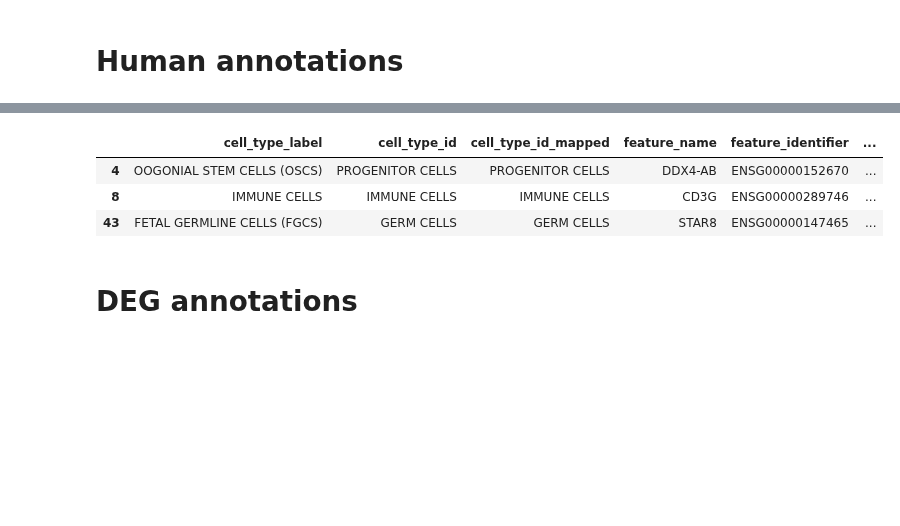
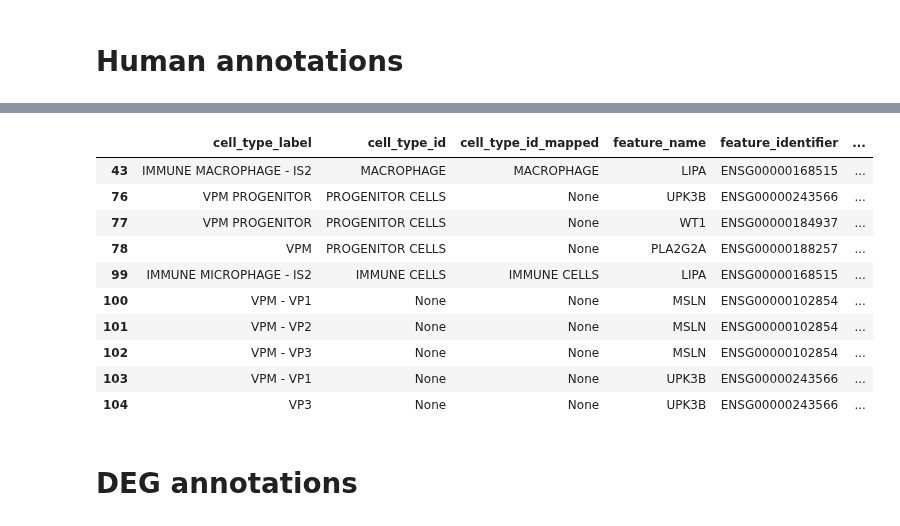
Before and after one commit to sbooeshaghi/llmarkers, a Jupyter notebook: analysis/verify/verify_derived.ipynb, the cells around one changed output, grey strips where cells are left out. Drawn from its saved outputs; the diff is of its cells as text; code cells hidden in the pictures; blank space fills up the shorter version.

```diff
--- a/analysis/verify/verify_derived.ipynb
+++ b/analysis/verify/verify_derived.ipynb
@@ -143,14 +143,21 @@ agg.reset_index()
 # %%
 # find specific datasets with missing cell type or feature name
-ds = 'ovary_Wagner2020'
+ds = 'adipose_Vijay2019'
 hmn.query(
     f"ds_name == '{ds}' & (~found_cell_type_id | ~found_feature_id)"
 )[["cell_type_label", "cell_type_id",  "cell_type_id_mapped", "feature_name", "feature_identifier",  "feature_id_mapped"]]
 # %% [output]
 |  | cell_type_label | cell_type_id | cell_type_id_mapped | feature_name | feature_identifier | ... |
-| 4 | OOGONIAL STEM CELLS (OSCS) | PROGENITOR CELLS | PROGENITOR CELLS | DDX4-AB | ENSG00000152670 | ... |
-| 8 | IMMUNE CELLS | IMMUNE CELLS | IMMUNE CELLS | CD3G | ENSG00000289746 | ... |
-| 43 | FETAL GERMLINE CELLS (FGCS) | GERM CELLS | GERM CELLS | STAR8 | ENSG00000147465 | ... |
+| 43 | IMMUNE MACROPHAGE - IS2 | MACROPHAGE | MACROPHAGE | LIPA | ENSG00000168515 | ... |
+| 76 | VPM PROGENITOR | PROGENITOR CELLS | None | UPK3B | ENSG00000243566 | ... |
+| 77 | VPM PROGENITOR | PROGENITOR CELLS | None | WT1 | ENSG00000184937 | ... |
+| 78 | VPM | PROGENITOR CELLS | None | PLA2G2A | ENSG00000188257 | ... |
+| 99 | IMMUNE MICROPHAGE - IS2 | IMMUNE CELLS | IMMUNE CELLS | LIPA | ENSG00000168515 | ... |
+| 100 | VPM - VP1 | None | None | MSLN | ENSG00000102854 | ... |
+| 101 | VPM - VP2 | None | None | MSLN | ENSG00000102854 | ... |
+| 102 | VPM - VP3 | None | None | MSLN | ENSG00000102854 | ... |
+| 103 | VPM - VP1 | None | None | UPK3B | ENSG00000243566 | ... |
+| 104 | VP3 | None | None | UPK3B | ENSG00000243566 | ... |
 # %% [markdown]
 # DEG annotations
 # %%
```
Also changed, not shown: parts of 4 cells of this notebook, 4 other files.
